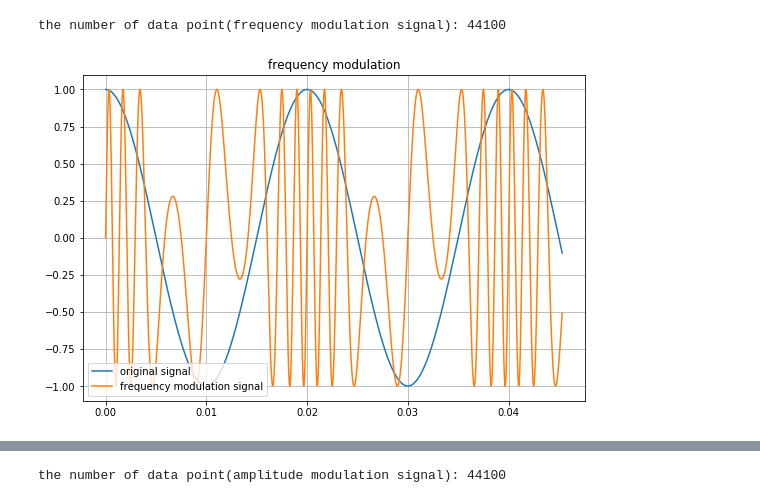
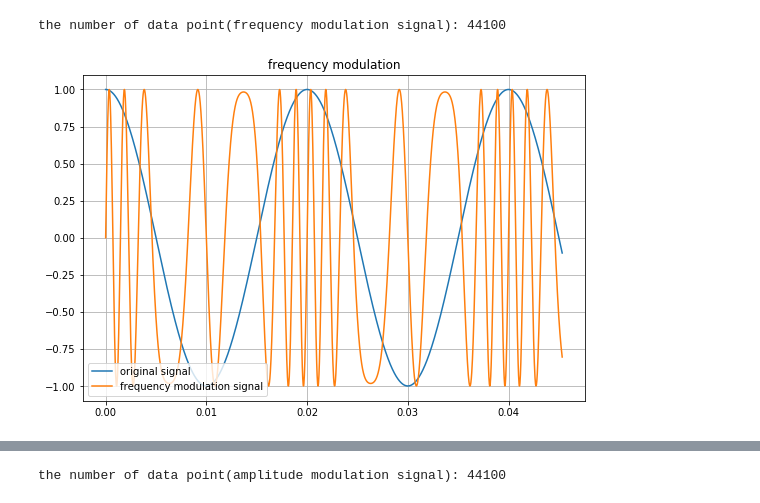
Before and after one commit to cross32768/dilated_conv, a Jupyter notebook: dilated_conv.ipynb, the cells around one changed output, grey strips where cells are left out. Cells and saved outputs as stored; diff of their text form; code cells hidden in the pictures.

```diff
--- a/dilated_conv.ipynb
+++ b/dilated_conv.ipynb
@@ -47,21 +47,21 @@ def freq_mod(original_signal, f_original, f_carrier, MFD):
     return vm
 # %%
 # 搬送波の周波数250 [Hz], 最大周波数偏移 500 [Hz] (一般的でない値？)
-fm_signal = freq_mod(original_signal, f_original, 250, 500)
+fm_signal = freq_mod(original_signal, f_original, 200, 500)
 print('the number of data point(frequency modulation signal):', len(fm_signal))
 plt.figure(figsize = (9, 6))
 plt.plot(t[:2000], original_signal[:2000], label = 'original signal')
 plt.plot(t[:2000], fm_signal[:2000], label = 'frequency modulation signal')
 plt.legend(loc = 'lower left')
 plt.title('frequency modulation')
 plt.grid()
 plt.show()
 
 #FM変調信号の再生
 IPython.display.Audio(fm_signal, rate=44100)
 # %% [output]
 the number of data point(frequency modulation signal): 44100
-[figure, old version]
+[figure, new version]
 [interactive output not drawn]
 # %%
 # ②AM変調
```
Also changed, not shown: parts of 13 cells of this notebook.
